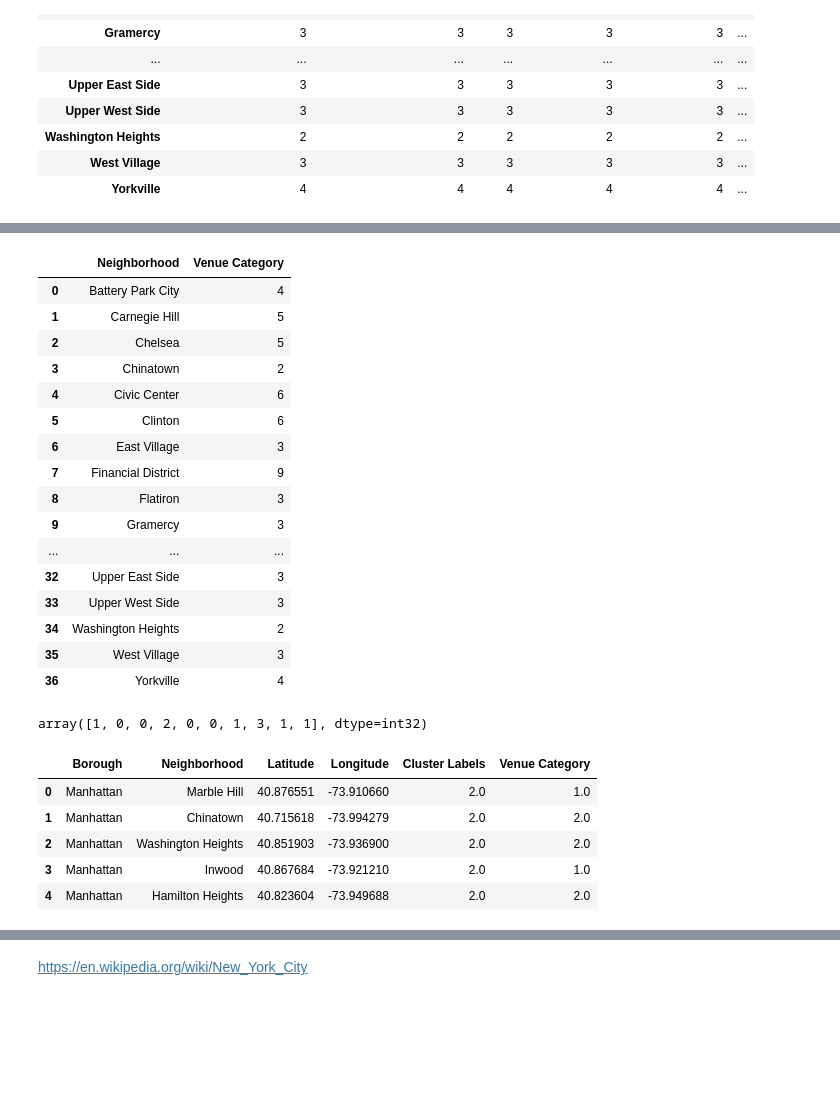
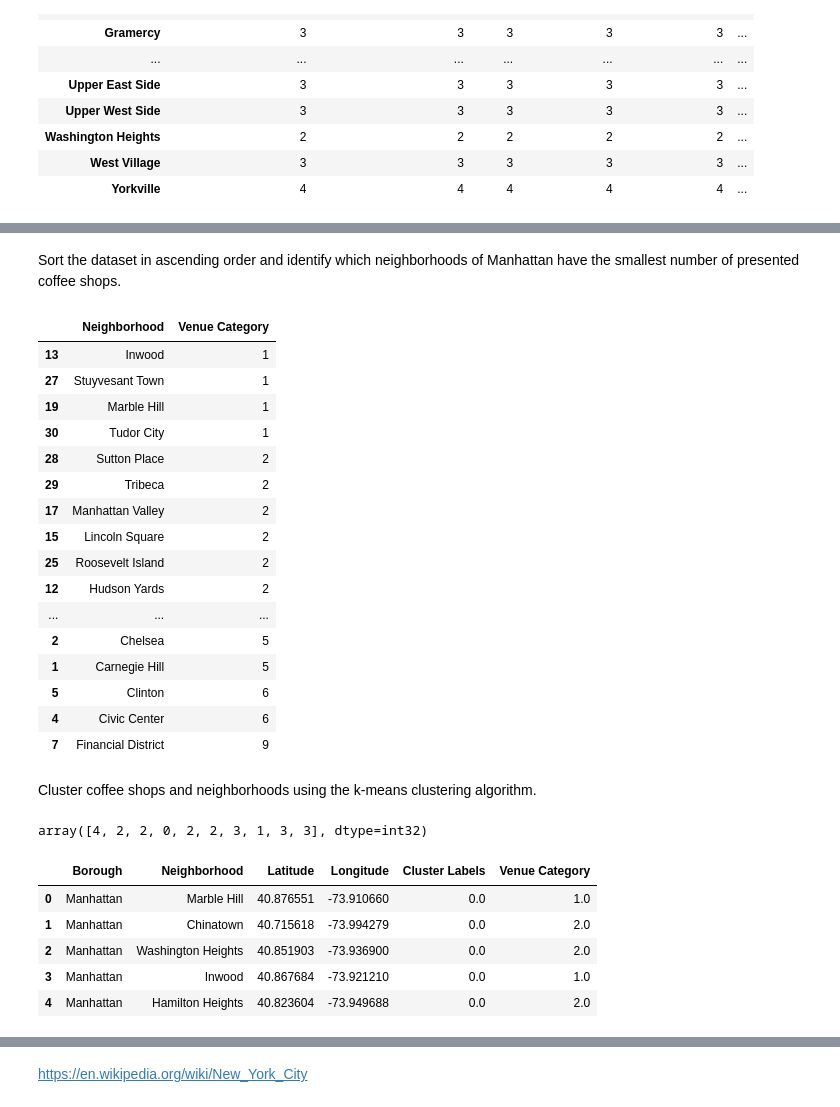
Before and after one commit to Gulnaz-18/Coursera_Capstone, a Jupyter notebook: Battle_of_Neighborhoods.ipynb, the cells around one changed output, grey strips where cells are left out. Cells and saved outputs as stored; diff of their text form; code cells hidden in the pictures; blank space fills up the shorter version.

```diff
--- a/Battle_of_Neighborhoods.ipynb
+++ b/Battle_of_Neighborhoods.ipynb
@@ -365,30 +388,34 @@ manhattan_count.head()
 | 119 | Chinatown | 1 |
 | 134 | Washington Heights | 1 |
 | 183 | Washington Heights | 1 |
+# %% [markdown]
+Sort the dataset in ascending order and identify which neighborhoods of Manhattan have the smallest number of presented coffee shops.
 # %%
 manhattan_grouped = manhattan_count.groupby('Neighborhood').sum().reset_index()
-manhattan_grouped
+manhattan_grouped.sort_values(by=['Venue Category'], ascending=True)
 # %% [output]
 |  | Neighborhood | Venue Category |
-| 0 | Battery Park City | 4 |
+| 13 | Inwood | 1 |
+| 27 | Stuyvesant Town | 1 |
+| 19 | Marble Hill | 1 |
+| 30 | Tudor City | 1 |
+| 28 | Sutton Place | 2 |
+| 29 | Tribeca | 2 |
+| 17 | Manhattan Valley | 2 |
+| 15 | Lincoln Square | 2 |
+| 25 | Roosevelt Island | 2 |
+| 12 | Hudson Yards | 2 |
+| ... | ... | ... |
+| 2 | Chelsea | 5 |
 | 1 | Carnegie Hill | 5 |
-| 2 | Chelsea | 5 |
-| 3 | Chinatown | 2 |
+| 5 | Clinton | 6 |
 | 4 | Civic Center | 6 |
-| 5 | Clinton | 6 |
-| 6 | East Village | 3 |
 | 7 | Financial District | 9 |
-| 8 | Flatiron | 3 |
-| 9 | Gramercy | 3 |
-| ... | ... | ... |
-| 32 | Upper East Side | 3 |
-| 33 | Upper West Side | 3 |
-| 34 | Washington Heights | 2 |
-| 35 | West Village | 3 |
-| 36 | Yorkville | 4 |
+# %% [markdown]
+Cluster coffee shops and neighborhoods using the k-means clustering algorithm.
 # %%
 # set number of clusters
-kclusters = 4
+kclusters = 5
 
 manhattan_grouped_clustering = manhattan_grouped.drop('Neighborhood', 1)
 
@@ -398,10 +425,10 @@ kmeans = KMeans(n_clusters=kclusters, random_state=0).fit(manhattan_grouped_clus
 # check cluster labels generated for each row in the dataframe
 kmeans.labels_[0:10]
 # %% [output]
-array([1, 0, 0, 2, 0, 0, 1, 3, 1, 1], dtype=int32)
+array([4, 2, 2, 0, 2, 2, 3, 1, 3, 3], dtype=int32)
 # %%
 # add clustering labels
-manhattan_grouped.drop(['Cluster Labels'], axis=1, inplace=True)
+#manhattan_grouped.drop(['Cluster Labels'], axis=1, inplace=True)
 manhattan_grouped.insert(0, 'Cluster Labels', kmeans.labels_)
 
 manhattan_merged = manhattan_data
@@ -412,11 +439,11 @@ manhattan_merged = manhattan_merged.join(manhattan_grouped.set_index('Neighborho
 manhattan_merged.head()
 # %% [output]
 |  | Borough | Neighborhood | Latitude | Longitude | Cluster Labels | Venue Category |
-| 0 | Manhattan | Marble Hill | 40.876551 | -73.910660 | 2.0 | 1.0 |
-| 1 | Manhattan | Chinatown | 40.715618 | -73.994279 | 2.0 | 2.0 |
-| 2 | Manhattan | Washington Heights | 40.851903 | -73.936900 | 2.0 | 2.0 |
-| 3 | Manhattan | Inwood | 40.867684 | -73.921210 | 2.0 | 1.0 |
-| 4 | Manhattan | Hamilton Heights | 40.823604 | -73.949688 | 2.0 | 2.0 |
+| 0 | Manhattan | Marble Hill | 40.876551 | -73.910660 | 0.0 | 1.0 |
+| 1 | Manhattan | Chinatown | 40.715618 | -73.994279 | 0.0 | 2.0 |
+| 2 | Manhattan | Washington Heights | 40.851903 | -73.936900 | 0.0 | 2.0 |
+| 3 | Manhattan | Inwood | 40.867684 | -73.921210 | 0.0 | 1.0 |
+| 4 | Manhattan | Hamilton Heights | 40.823604 | -73.949688 | 0.0 | 2.0 |
 # %%
 manhattan_merged = manhattan_merged.fillna(0)
 print(manhattan_merged['Cluster Labels'].astype(int))
```
Also changed, not shown: parts of 50 cells of this notebook.
